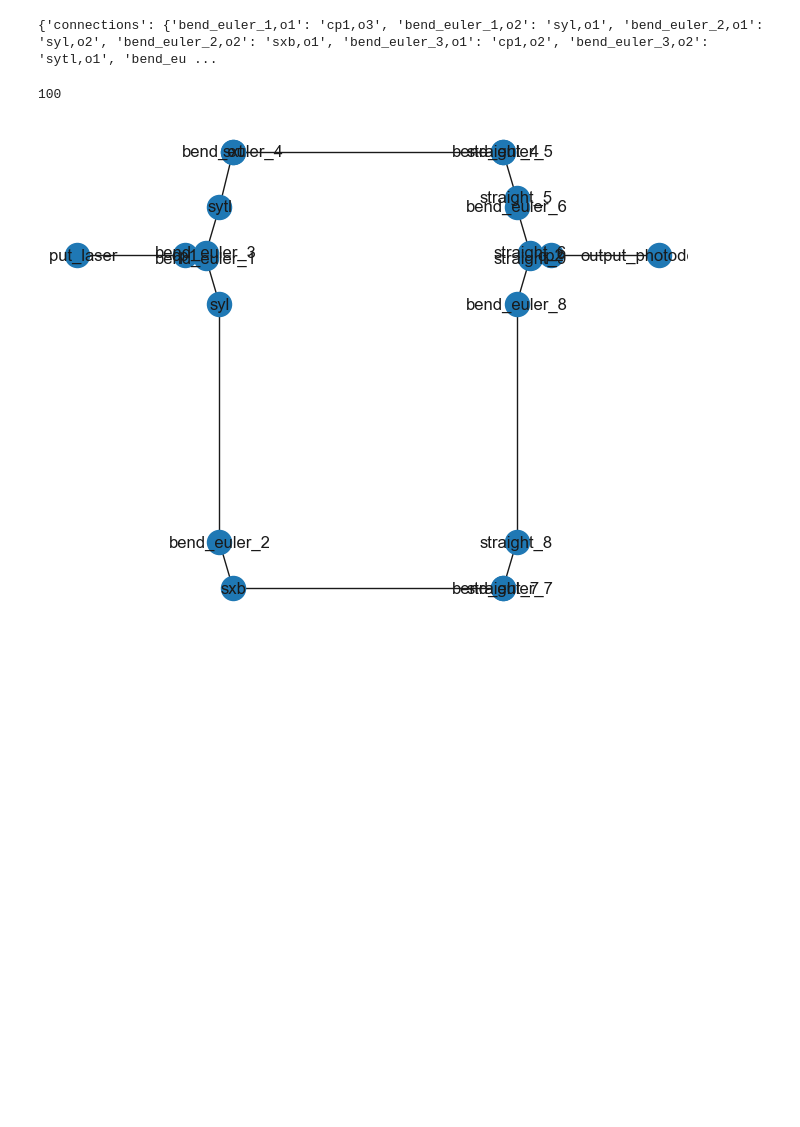
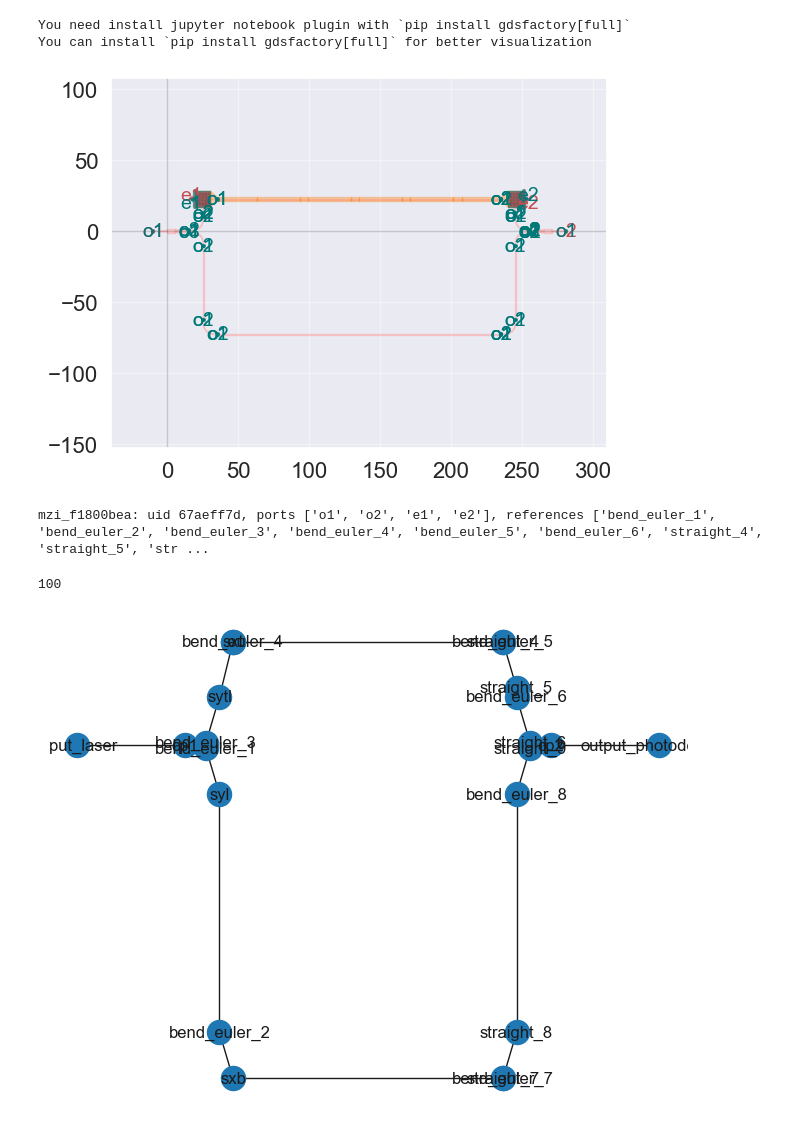
Before and after one commit to alexsludds/photonflux, a Jupyter notebook: examples/imbalanced_MZI_test.ipynb, the cells around one changed output. Saved outputs shown, nothing was run; the diff lists cells and outputs as text; code cells hidden in the pictures; blank space fills up the shorter version.

```diff
--- a/examples/imbalanced_MZI_test.ipynb
+++ b/examples/imbalanced_MZI_test.ipynb
@@ -11,15 +11,18 @@ import matplotlib.pyplot as plt
 # %%
 delta_length = 100
 
 mzi_component = gf.components.mzi_phase_shifter_top_heater_metal(
     delta_length=delta_length
 )
 
 mzi_netlist_for_test = mzi_component.get_netlist()
+
+mzi_component
+# %% [output]
+You need install jupyter notebook plugin with `pip install gdsfactory[full]`
+You can install `pip install gdsfactory[full]` for better visualization
+[figure, added]
+mzi_f1800bea: uid 67aeff7d, ports ['o1', 'o2', 'e1', 'e2'], references ['bend_euler_1', 'bend_euler_2', 'bend_euler_3', 'bend_euler_4', 'bend_euler_5', 'bend_euler_6', 'straight_4', 'straight_5', 'str ...
-# %%
-print(mzi_netlist_for_test)
-# %% [output]
-{'connections': {'bend_euler_1,o1': 'cp1,o3', 'bend_euler_1,o2': 'syl,o1', 'bend_euler_2,o1': 'syl,o2', 'bend_euler_2,o2': 'sxb,o1', 'bend_euler_3,o1': 'cp1,o2', 'bend_euler_3,o2': 'sytl,o1', 'bend_eu ...
 # %%
 mzi_circuit = PhotonicCircuit(mzi_netlist_for_test, models_dict)
 
```
Also changed, not shown: parts of 3 cells of this notebook, 2 other files.
